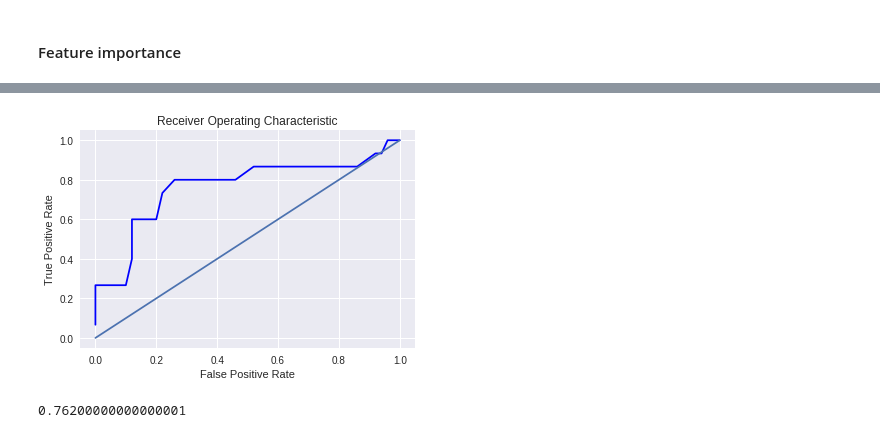
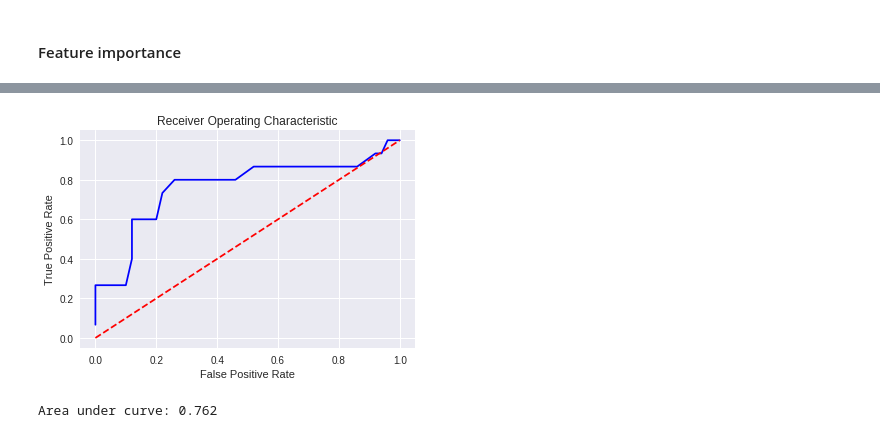
Before and after one commit to cheminfIBB/MM-diagnosis, a Jupyter notebook: random_forest_model.ipynb, the cells around one changed output, grey strips where cells are left out. Saved outputs shown, nothing was run; the diff lists cells and outputs as text; code cells hidden in the pictures.

```diff
--- a/random_forest_model.ipynb
+++ b/random_forest_model.ipynb
@@ -92,12 +101,13 @@ plt.ylabel('Feature Importance Score')
 # %%
 fpr, tpr, thresholds = roc_curve(y_test, grid_model.predict_proba(X_test).T[1])
 plt.title('Receiver Operating Characteristic')
 plt.plot(fpr, tpr, 'b')
-plt.plot([0,1],[0,1])
+plt.plot([0,1],[0,1], color='red', linestyle='--')
 plt.ylabel('True Positive Rate')
 plt.xlabel('False Positive Rate')
 plt.show()
-roc_auc_score(y_test, grid_model.predict_proba(X_test).T[1])
+roc_auc = roc_auc_score(y_test, grid_model.predict_proba(X_test).T[1])
+print(''.join(('Area under curve: ', str(roc_auc))))
 # %% [output]
-[figure, old version]
+[figure, new version]
-0.76200000000000001
+Area under curve: 0.762
```
Also changed, not shown: parts of 8 cells of this notebook.
